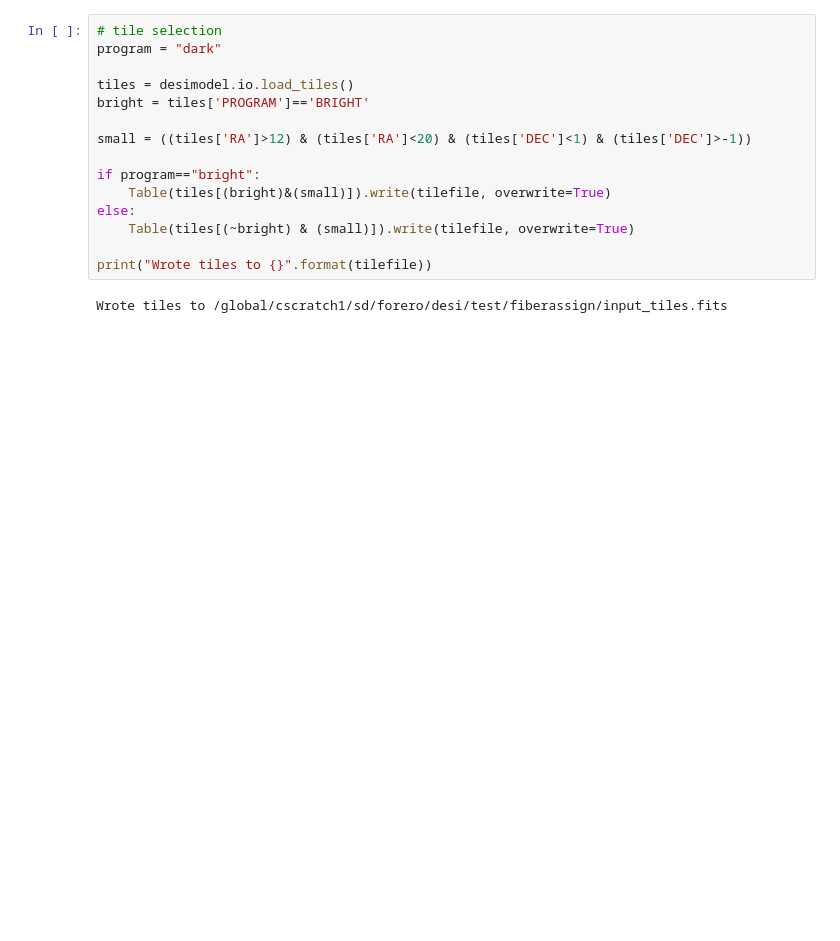
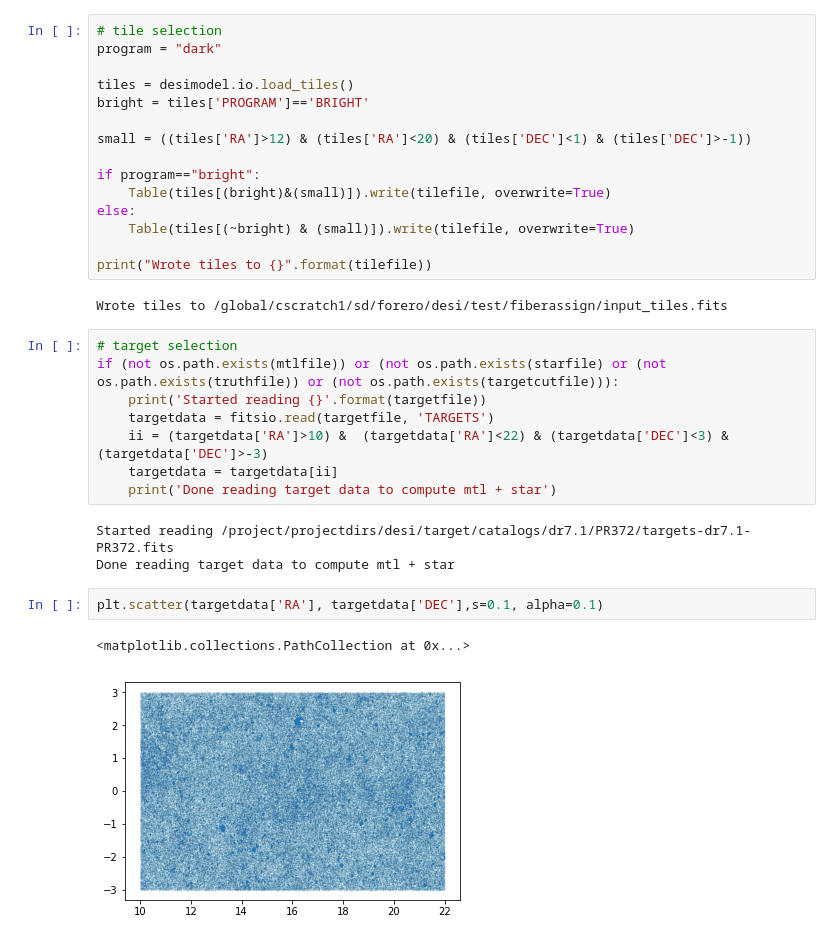
Before and after one commit to forero/fiberassign_explore, a Jupyter notebook: observational_targets.ipynb, the cells around one changed output. Saved outputs shown, nothing was run; the diff lists cells and outputs as text; blank space fills up the shorter version.

Commit message:
new targets

```diff
--- a/observational_targets.ipynb
+++ b/observational_targets.ipynb
@@ -56,3 +56,19 @@ else:
 print("Wrote tiles to {}".format(tilefile))
 # %% [output]
 Wrote tiles to /global/cscratch1/sd/forero/desi/test/fiberassign/input_tiles.fits
+# %%
+# target selection
+if (not os.path.exists(mtlfile)) or (not os.path.exists(starfile) or (not os.path.exists(truthfile)) or (not os.path.exists(targetcutfile))):
+    print('Started reading {}'.format(targetfile))
+    targetdata = fitsio.read(targetfile, 'TARGETS')
+    ii = (targetdata['RA']>10) &  (targetdata['RA']<22) & (targetdata['DEC']<3) & (targetdata['DEC']>-3)
+    targetdata = targetdata[ii]
+    print('Done reading target data to compute mtl + star')
+# %% [output]
+Started reading /project/projectdirs/desi/target/catalogs/dr7.1/PR372/targets-dr7.1-PR372.fits
+Done reading target data to compute mtl + star
+# %%
+plt.scatter(targetdata['RA'], targetdata['DEC'],s=0.1, alpha=0.1)
+# %% [output]
+<matplotlib.collections.PathCollection at 0x...>
+[figure, added]
```
Also changed, not shown: parts of 8 cells of this notebook.
